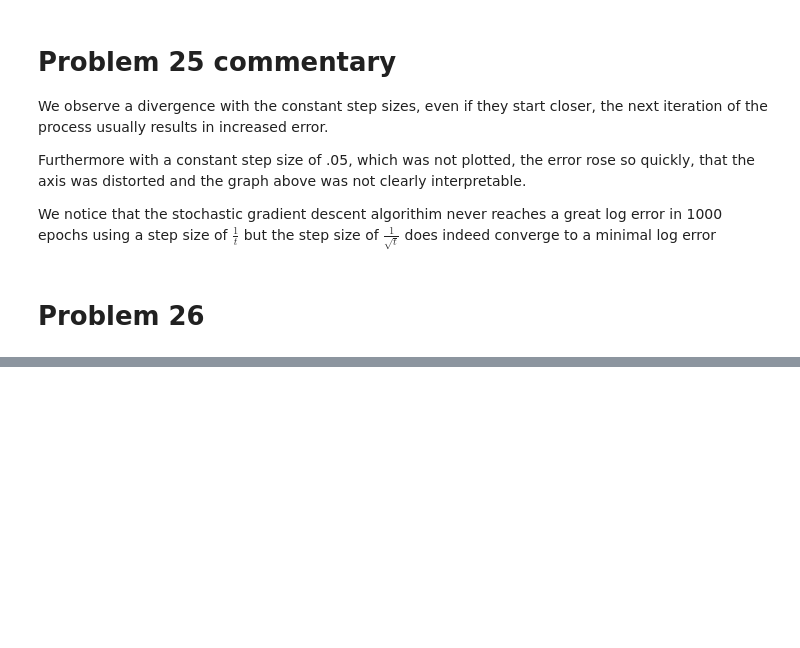
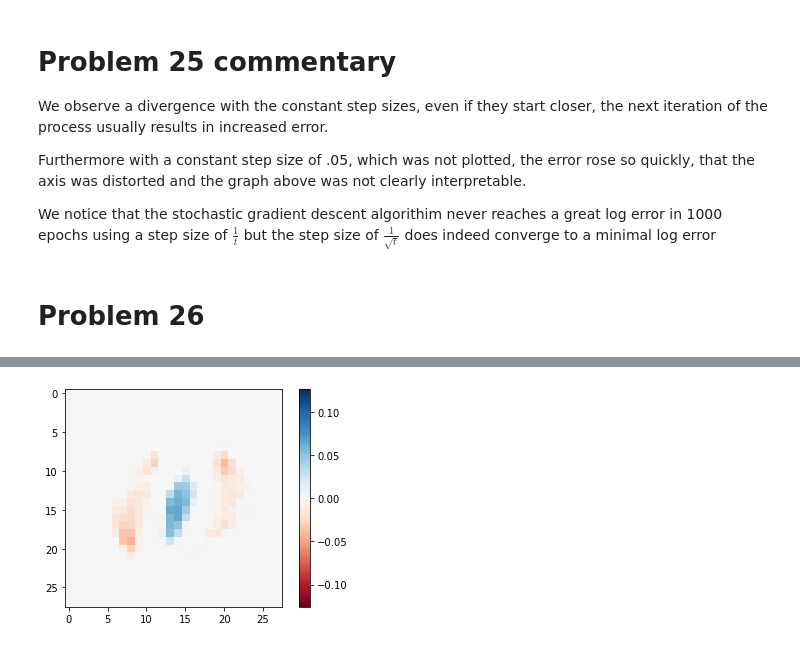
Before and after one commit to jgeorge313/Sem_2, a Jupyter notebook: DS_GA_1003/HW/hw2/skeleton_code.ipynb, the cells around one changed output, grey strips where cells are left out. Saved outputs shown, nothing was run; the diff lists cells and outputs as text; code cells hidden in the pictures; blank space fills up the shorter version.

```diff
--- a/DS_GA_1003/HW/hw2/skeleton_code.ipynb
+++ b/DS_GA_1003/HW/hw2/skeleton_code.ipynb
@@ -908,0 +1162,6 @@ $$ m = \sum_i^m y_i h_{\theta, b}(x_i))$$
+# %%
+plt.imshow(coeffs_array[9], cmap=plt.cm.RdBu, vmax=scale, vmin=-scale )
+plt.colorbar()
+plt.show()
+# %% [output]
+[figure, added]
```
Also changed, not shown: parts of 12 cells of this notebook.
